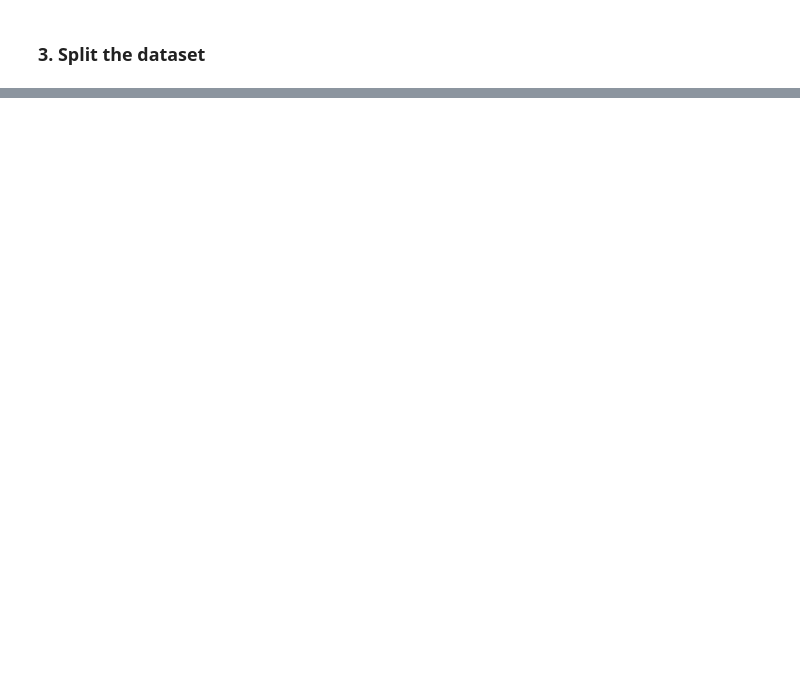
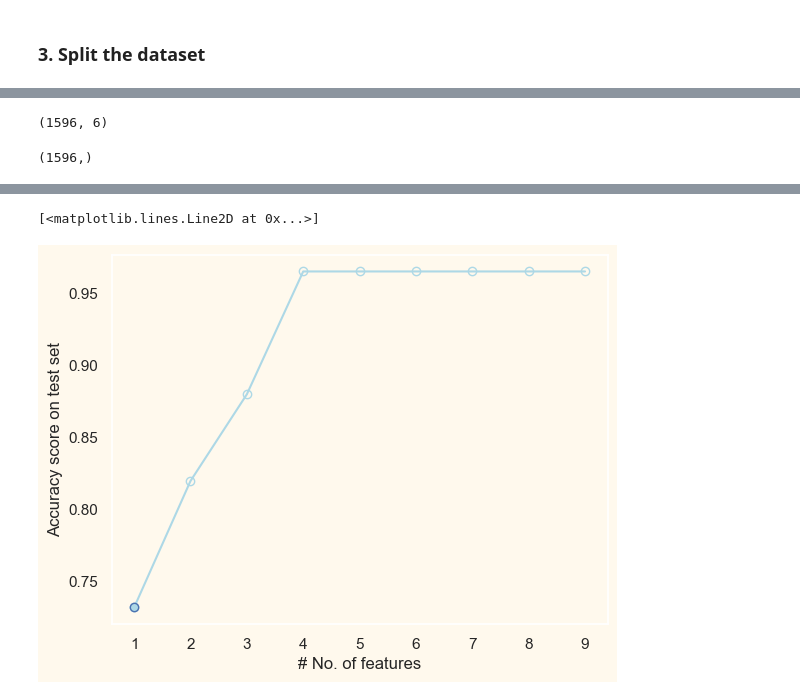
Before and after one commit to leonguyen18/MQ-Data-Science-Portfolio-3, a Jupyter notebook: Portfolio_Part_3_(2024_S1)_Questions.ipynb, the cells around one changed output, grey strips where cells are left out. Drawn from its saved outputs; the diff is of its cells as text; code cells hidden in the pictures; blank space fills up the shorter version.

Commit message:
Updated 22 April
Logistic Reg

```diff
--- a/Portfolio_Part_3_(2024_S1)_Questions.ipynb
+++ b/Portfolio_Part_3_(2024_S1)_Questions.ipynb
@@ -245,0 +254,5 @@ dtype: float64
+# %%
+# Split the dataset into training (80%) and testing data (20%) and use random_state = 142
+train, test = train_test_split(df_cleaned, test_size=0.2, random_state=142)
+print(train.shape)
+print(test.shape)
@@ -245,0 +306,4 @@ dtype: float64
+# %%
+# Training Logistic Regression model
+model = LogisticRegression()
+model.fit(X_train, y_train)
@@ -245,0 +390,64 @@ dtype: float64
+# %%
+X_trainn.shape
+# %% [output]
+(1596, 6)
+# %%
+y_trainn.shape
+# %% [output]
+(1596,)
+# %%
+from sklearn.feature_selection import RFE
+
+# creating RFE object
+lr_model = LogisticRegression()
+rfe = RFE(estimator=lr_model, n_features_to_select=20, step=1)
+rfe.fit(X_train, y_train)
+
+# doing evaluation
+y_test_hat = rfe.predict(X_test)
+print("accuracy score on test set: ", accuracy_score(y_test, y_test_hat))
+
+# summarize all features
+for i in range(X_train.shape[1]):
+    print('Column: %d, Selected %s, Rank: %.3f' % (i, rfe.support_[i], rfe.ranking_[i]))
+
+
+# to increment number of features, one at each time
+acc_scores = []
+for i in range(1,10):
+    clf = LogisticRegression()
+    rfe = RFE(estimator=clf, n_features_to_select=i)
+    # training model
+    rfe.fit(X_train, y_train)
+    # predicting on test set
+    y_pred = rfe.predict(X_test)
+    acc_score = accuracy_score(y_test, y_pred)
+    # print this
+    print("Acc on test set using", i, "features: ", acc_score)
+    # append to the list
+    acc_scores.append(acc_score)
+
+
+# Estimating accuracy score on test set using RFE by using different number of features
+estimator = LogisticRegression()
+acc_scores = []
+for i in range(1, 10):
+    selector = RFE(estimator,n_features_to_select=i)
+    selector = selector.fit(X_train, y_train)
+    supp = selector.get_support()
+
+    predicted = selector.predict(X_test)
+    acc_score = accuracy_score(y_test, predicted)
+    acc_scores.append(acc_score)
+
+best = 1
+for item in acc_scores:
+    if item < acc_scores[best - 1]:
+        best = acc_scores.index(item) + 1
+
+plt.grid()
+plt.xlabel('# No. of features')
+plt.ylabel('Accuracy score on test set')
+plt.plot(range(1, 10), acc_scores, marker = 'o', color = 'lightblue', markeredgewidth = 1 ,markeredgecolor = 'lightblue', markerfacecolor = 'None')
+plt.plot(best, acc_scores[best-1], marker = 'o', markerfacecolor = 'lightblue')
+# %% [output]
@@ -245,0 +468,2 @@ dtype: float64
+[<matplotlib.lines.Line2D at 0x...>]
+[figure, added]
```
Also changed, not shown: parts of 17 cells of this notebook, 1 other file.
